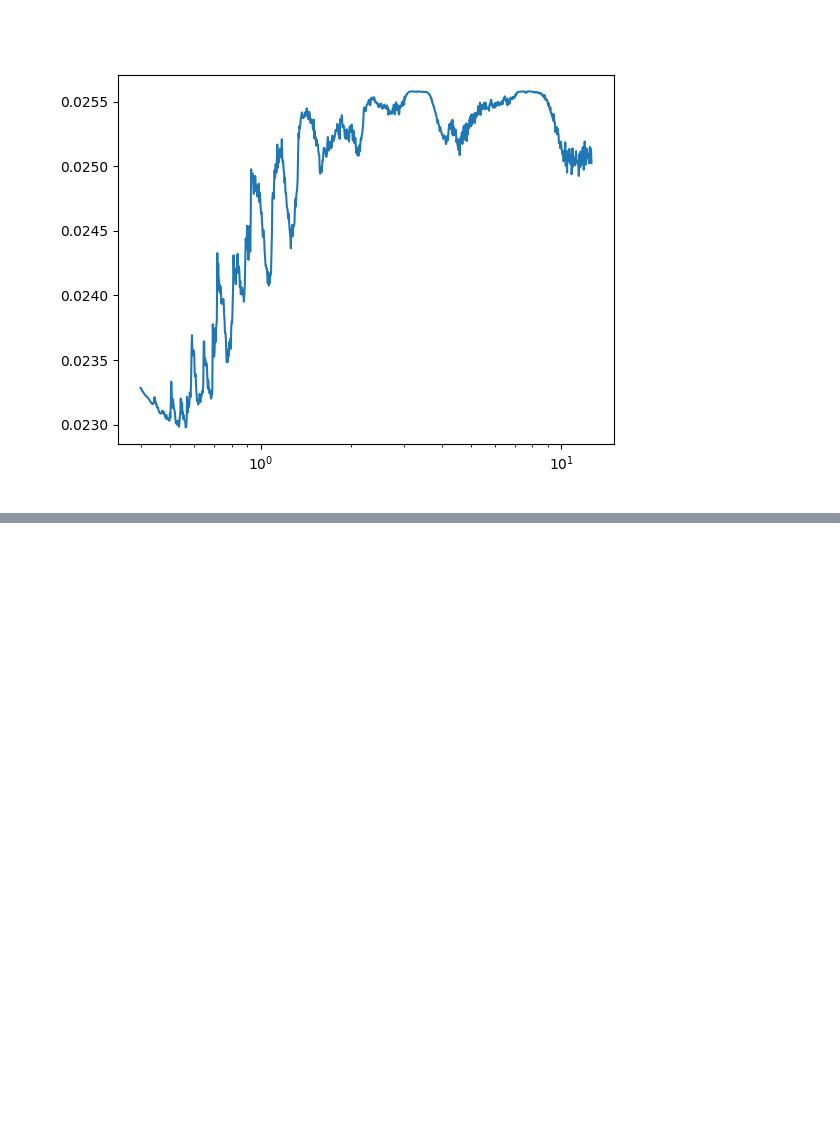
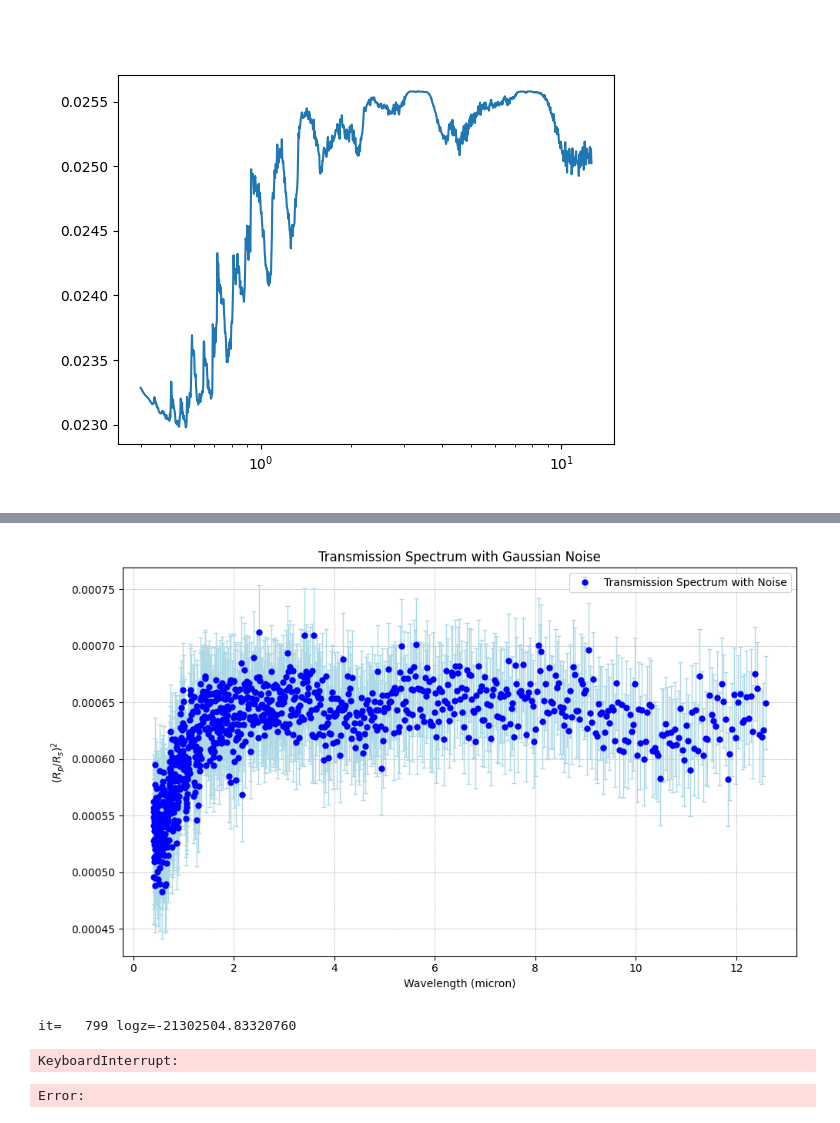
Before and after one commit to riccsimo/T_G_B_T, a Jupyter notebook: Assignment3/wasp_39b_atmosphere.ipynb, the cells around one changed output, grey strips where cells are left out. Saved outputs shown, nothing was run; the diff lists cells and outputs as text; code cells hidden in the pictures; blank space fills up the shorter version.

```diff
--- a/Assignment3/wasp_39b_atmosphere.ipynb
+++ b/Assignment3/wasp_39b_atmosphere.ipynb
@@ -248,0 +291,29 @@ Transmission spectrum plot saved as: WASP-39b_assignment3_taskA_spectrum.png
+# %%
+from taurex.data.spectrum.observed import ObservedSpectrum
+#adding gaussian noise to the artificial spectrum
+noise = np.random.normal(loc=0.0, scale=rprs_error*0.5, size=len(rprs_squared))
+
+obs_flux = rprs_squared + noise
+
+# Plot
+plt.figure(figsize=(10, 6))
+plt.errorbar(
+    wavelength, obs_flux, yerr=rprs_error, fmt='o', color='blue', markersize=5,
+    ecolor='lightblue', elinewidth=1, capsize=2, label="Transmission Spectrum with Noise"
+)
+plt.xlabel("Wavelength (micron)")
+plt.ylabel("$(R_p/R_s)^2$")
+plt.title("Transmission Spectrum with Gaussian Noise")
+plt.grid(True, linestyle="--", linewidth=0.5)
+plt.legend()
+plt.tight_layout()
+
+plt.show()
+
+
+#saving the noisy spectrum in a file .dat
+
+spectrum_data = np.column_stack((wavelength, obs_flux, rprs_error))
+np.savetxt('artificial_noise_spectrum.dat', spectrum_data, header="wavelength(micron) (rp/rs)^2 std((rp/rs)^2)", fmt="%.8e")
+# %% [output]
+[figure, added]
@@ -248,0 +335,8 @@ Transmission spectrum plot saved as: WASP-39b_assignment3_taskA_spectrum.png
+# %%
+#retrival
+solution = opt.fit()
+taurex.log.disableLogging()
+# %% [output]
+it=   799 logz=-21302504.83320760
+KeyboardInterrupt:
+Error:
```
Also changed, not shown: parts of 8 cells of this notebook, 4 other files.
